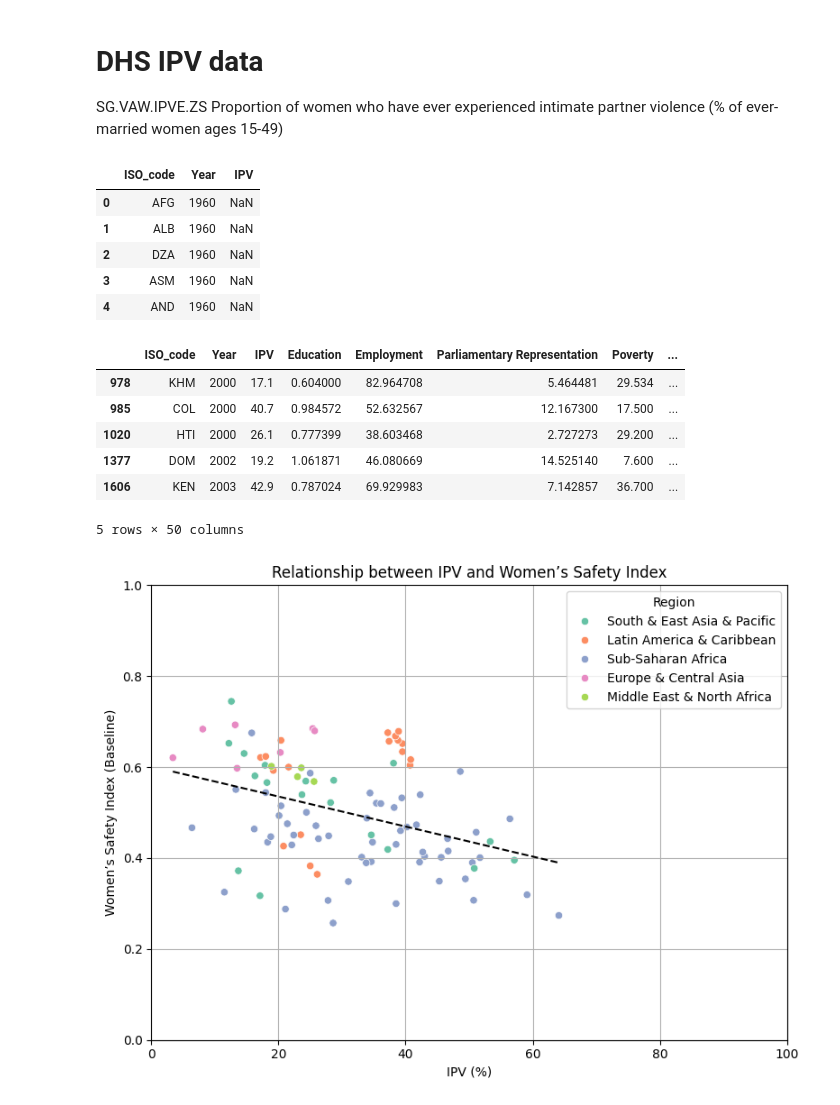
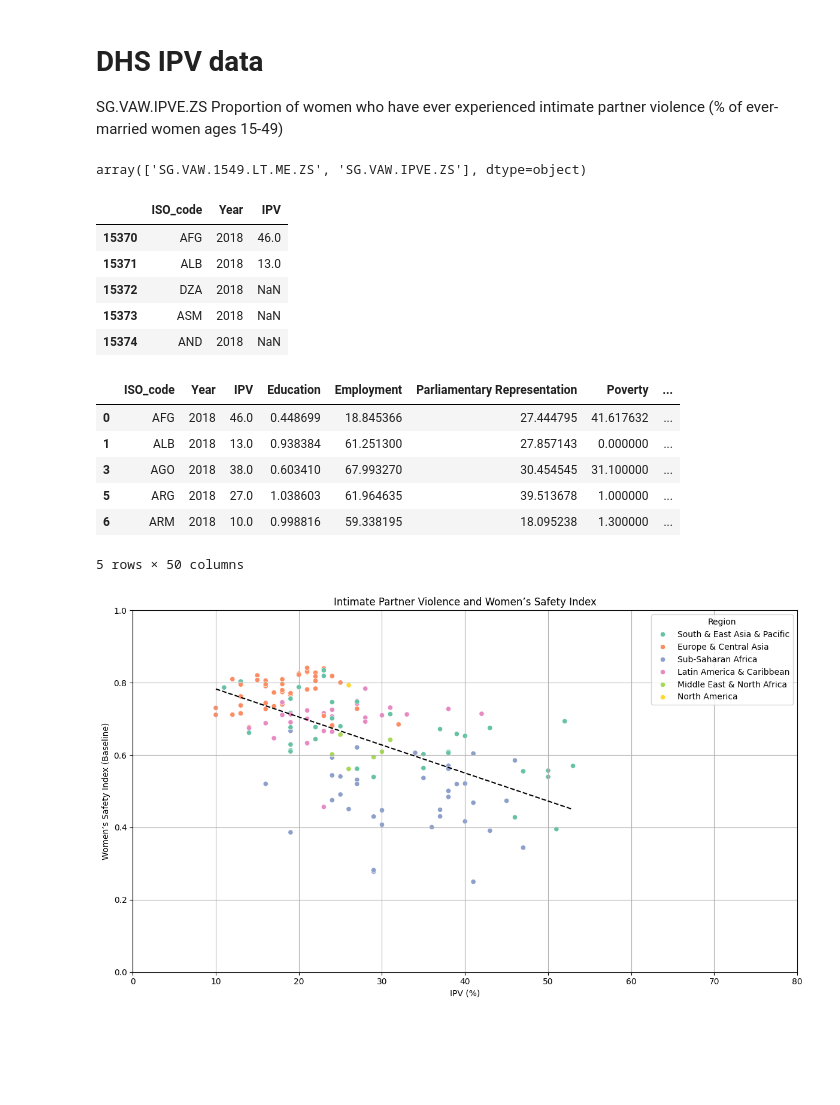
Before and after one commit to KatieBuc/WSI, a Jupyter notebook: notebooks/plot_ipv.ipynb, the cells around one changed output. Saved outputs shown, nothing was run; the diff lists cells and outputs as text; code cells hidden in the pictures; blank space fills up the shorter version.

```diff
--- a/notebooks/plot_ipv.ipynb
+++ b/notebooks/plot_ipv.ipynb
@@ -13,20 +13,30 @@ df = df.iloc[:530, :] # delete trailing na rows
 # DHS IPV data
 SG.VAW.IPVE.ZS
 Proportion of women who have ever experienced intimate partner violence (% of ever-married women ages 15-49)
+# %%
+df['Series Code'].unique()
+# %% [output]
+array(['SG.VAW.1549.LT.ME.ZS', 'SG.VAW.IPVE.ZS'], dtype=object)
 # %%
 df_filtered = df[df['Series Code'] == 'SG.VAW.IPVE.ZS']
+
+# for modelled estimate
+df_filtered = df[df['Series Code'] == 'SG.VAW.1549.LT.ME.ZS']
 df_pivot = df_filtered.set_index('Country Code').drop(columns=['Series Name', 'Series Code', 'Country Name'])
 df_pivot.columns = df_pivot.columns.str.extract(r'(\d{4})')[0].astype(int)
 df_pivot = df_pivot.reset_index()  # Make Country Code a column
 df_long = df_pivot.melt(id_vars='Country Code', var_name='Year', value_name='IPV').rename(columns={'Country Code':'ISO_code'})
+
+# for modelled estimate
+df_long = df_long[df_long['Year']==2018]
 df_long.head()
 # %% [output]
 |  | ISO_code | Year | IPV |
-| 0 | AFG | 1960 | NaN |
-| 1 | ALB | 1960 | NaN |
-| 2 | DZA | 1960 | NaN |
-| 3 | ASM | 1960 | NaN |
-| 4 | AND | 1960 | NaN |
+| 15370 | AFG | 2018 | 46.0 |
+| 15371 | ALB | 2018 | 13.0 |
+| 15372 | DZA | 2018 | NaN |
+| 15373 | ASM | 2018 | NaN |
+| 15374 | AND | 2018 | NaN |
 # %%
 merged = pd.merge(df_long, index_baseline,
                   on=['ISO_code', 'Year'],
@@ -39,42 +49,42 @@ merged = merged.dropna(subset=['IPV', "WSI (Baseline)"])
 merged.head()
 # %% [output]
 |  | ISO_code | Year | IPV | Education | Employment | Parliamentary Representation | Poverty | ... |
-| 978 | KHM | 2000 | 17.1 | 0.604000 | 82.964708 | 5.464481 | 29.534 | ... |
-| 985 | COL | 2000 | 40.7 | 0.984572 | 52.632567 | 12.167300 | 17.500 | ... |
-| 1020 | HTI | 2000 | 26.1 | 0.777399 | 38.603468 | 2.727273 | 29.200 | ... |
-| 1377 | DOM | 2002 | 19.2 | 1.061871 | 46.080669 | 14.525140 | 7.600 | ... |
-| 1606 | KEN | 2003 | 42.9 | 0.787024 | 69.929983 | 7.142857 | 36.700 | ... |
+| 0 | AFG | 2018 | 46.0 | 0.448699 | 18.845366 | 27.444795 | 41.617632 | ... |
+| 1 | ALB | 2018 | 13.0 | 0.938384 | 61.251300 | 27.857143 | 0.000000 | ... |
+| 3 | AGO | 2018 | 38.0 | 0.603410 | 67.993270 | 30.454545 | 31.100000 | ... |
+| 5 | ARG | 2018 | 27.0 | 1.038603 | 61.964635 | 39.513678 | 1.000000 | ... |
+| 6 | ARM | 2018 | 10.0 | 0.998816 | 59.338195 | 18.095238 | 1.300000 | ... |
 5 rows × 50 columns
 # %%
 import seaborn as sns
 
-plt.figure(figsize=(8, 6))
+plt.figure(figsize=(12,7))
 sns.scatterplot(
     data=merged,
     x='IPV',
     y='WSI (Baseline)',
     hue='Region',
     palette='Set2',  # or use another palette like 'Set2', 'Dark2', etc.
     alpha=1
 )
 
 # Linear fit
 m, b = np.polyfit(merged['IPV'], merged['WSI (Baseline)'], 1)
 x = np.array([merged['IPV'].min(), merged['IPV'].max()])
 plt.plot(x, m * x + b, linestyle='--', color='black', label=f'Fit: y={m:.2f}x+{b:.1f}')
 
 plt.xlabel('IPV (%)')
 plt.ylabel("Women’s Safety Index (Baseline)")
-plt.title('Relationship between IPV and Women’s Safety Index')
+plt.title('Intimate Partner Violence and Women’s Safety Index')
 #plt.legend()
 plt.grid(True)
 
-plt.xlim(0, 100)
+plt.xlim(0, 80)
 plt.ylim(0, 1)
 plt.tight_layout()
 plt.show()
 # %% [output]
-[figure, old version]
+[figure, new version]
 # %%
 ipv_avg = (
     df_long
```
Also changed, not shown: parts of 2 cells of this notebook, 1 other file.
